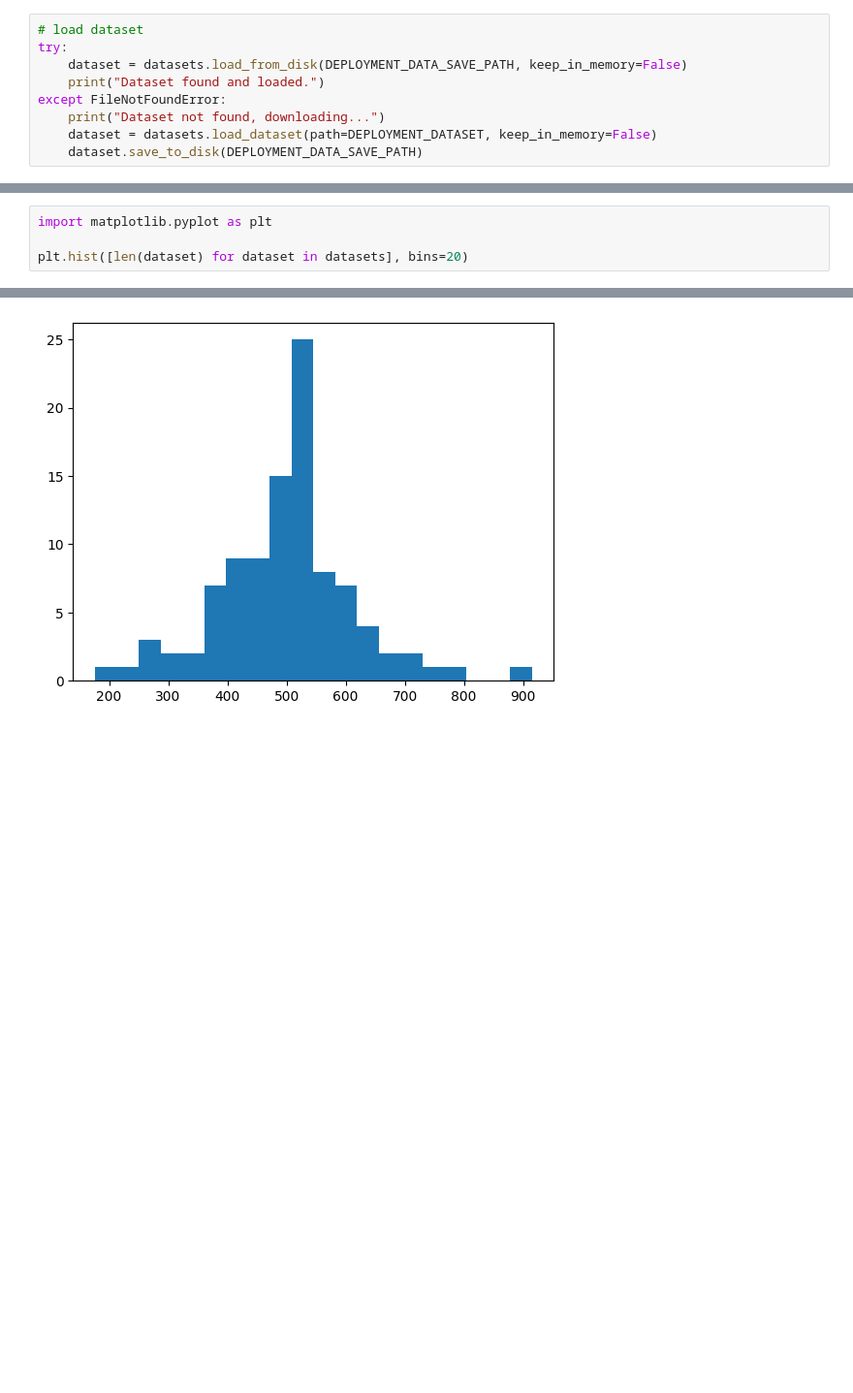
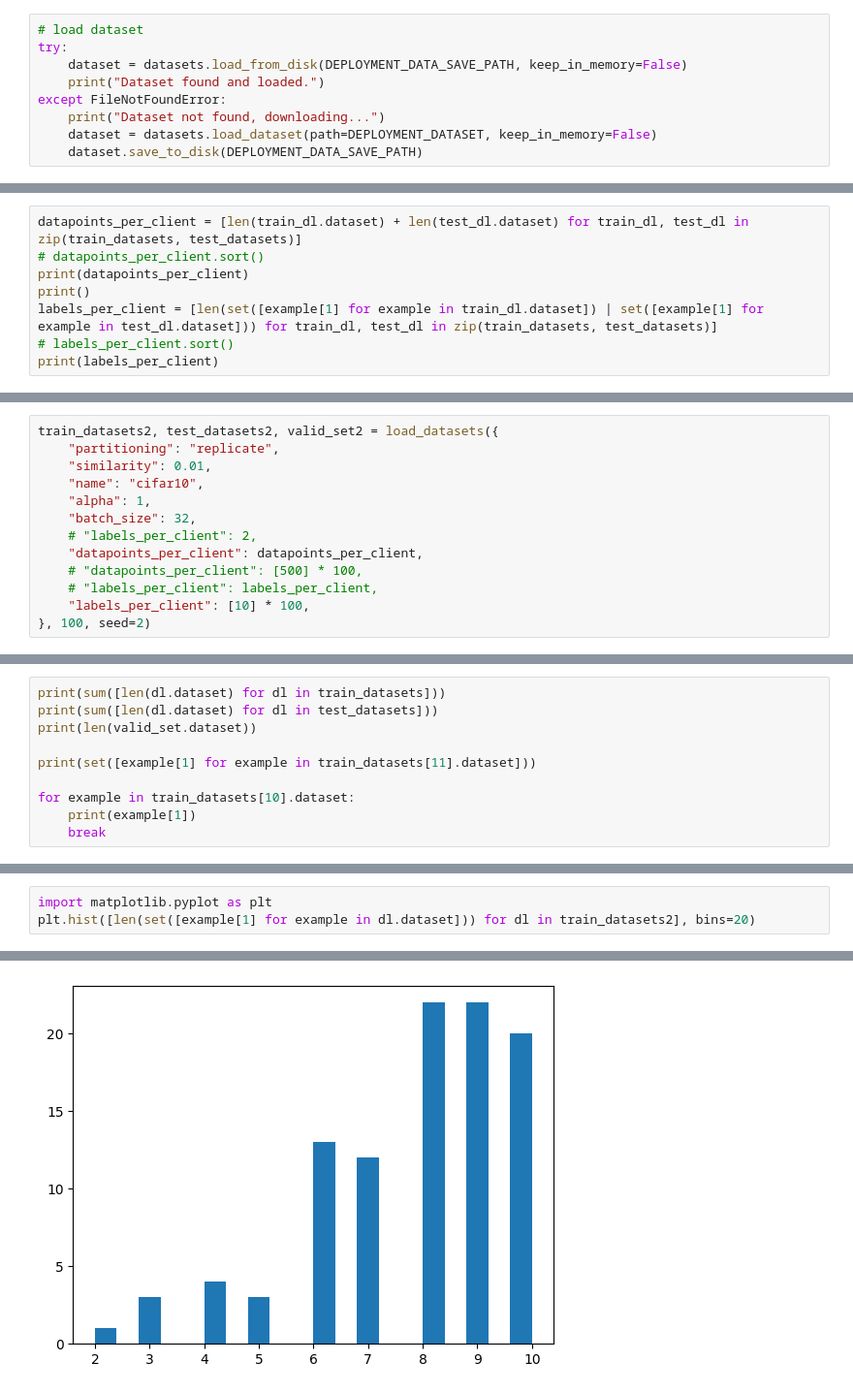
Before and after one commit to Alex-Nygaard/research-project, a Jupyter notebook: distribution.ipynb, the cells around one changed output, grey strips where cells are left out. Shown: that part at 97% size. Saved outputs shown, nothing was run; the diff lists cells and outputs as text; blank space fills up the shorter version.

```diff
--- a/distribution.ipynb
+++ b/distribution.ipynb
@@ -119,0 +72,8 @@ for dataset in datasets:
+# %%
+datapoints_per_client = [len(train_dl.dataset) + len(test_dl.dataset) for train_dl, test_dl in zip(train_datasets, test_datasets)]
+# datapoints_per_client.sort()
+print(datapoints_per_client)
+print()
+labels_per_client = [len(set([example[1] for example in train_dl.dataset]) | set([example[1] for example in test_dl.dataset])) for train_dl, test_dl in zip(train_datasets, test_datasets)]
+# labels_per_client.sort()
+print(labels_per_client)
@@ -119,0 +88,13 @@ for dataset in datasets:
+# %%
+train_datasets2, test_datasets2, valid_set2 = load_datasets({
+    "partitioning": "replicate",
+    "similarity": 0.01,
+    "name": "cifar10",
+    "alpha": 1,
+    "batch_size": 32,
+    # "labels_per_client": 2,
+    "datapoints_per_client": datapoints_per_client,
+    # "datapoints_per_client": [500] * 100,
+    # "labels_per_client": labels_per_client,
+    "labels_per_client": [10] * 100,
+}, 100, seed=2)
@@ -119,0 +130,10 @@ for dataset in datasets:
+# %%
+print(sum([len(dl.dataset) for dl in train_datasets]))
+print(sum([len(dl.dataset) for dl in test_datasets]))
+print(len(valid_set.dataset))
+
+print(set([example[1] for example in train_datasets[11].dataset]))
+
+for example in train_datasets[10].dataset:
+    print(example[1])
+    break
@@ -120,5 +146,4 @@ for dataset in datasets:
 # %%
 import matplotlib.pyplot as plt
-
-plt.hist([len(dataset) for dataset in datasets], bins=20)
+plt.hist([len(set([example[1] for example in dl.dataset])) for dl in train_datasets2], bins=20)
 # %% [output]
@@ -130,2 +154,2 @@ plt.hist([len(dataset) for dataset in datasets], bins=20)
  <BarContainer object of 20 artists>)
-[figure, old version]
+[figure, new version]
```
Also changed, not shown: parts of 20 cells of this notebook, 13 other files.
